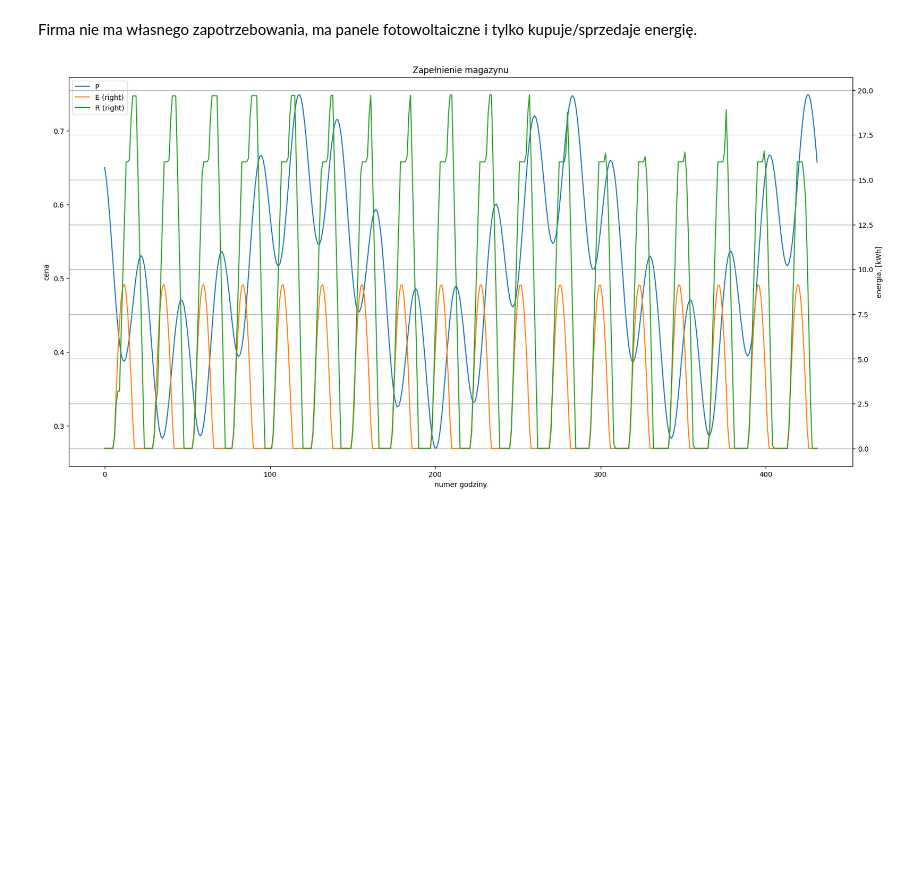
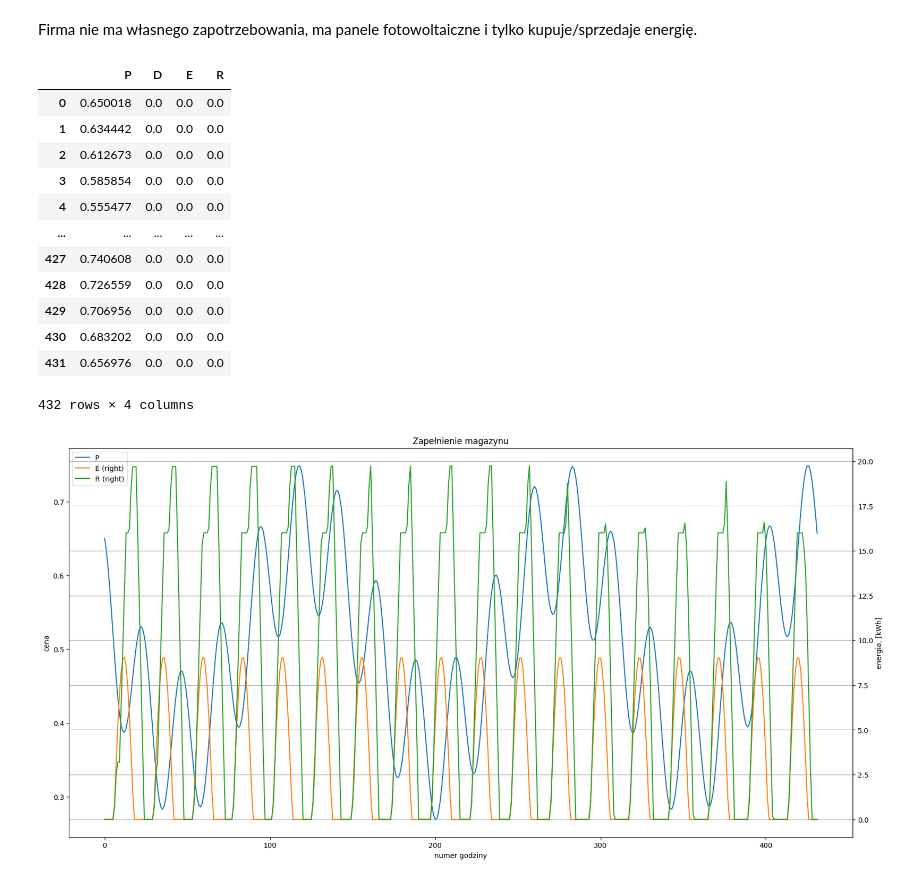
Before and after one commit to mlubneuskaya/energy, a Jupyter notebook: energy.ipynb, the cells around one changed output. Saved outputs shown, nothing was run; the diff lists cells and outputs as text; code cells hidden in the pictures; blank space fills up the shorter version.

```diff
--- a/energy.ipynb
+++ b/energy.ipynb
@@ -150,6 +150,22 @@ S = pd.DataFrame({"P": price_func(t),
                   "E": energy_func(t),
                   "R": np.zeros(len(dates))})
 S.E = N * S.E # bo 40 paneli
+# %%
+S
+# %% [output]
+|  | P | D | E | R |
+| 0 | 0.650018 | 0.0 | 0.0 | 0.0 |
+| 1 | 0.634442 | 0.0 | 0.0 | 0.0 |
+| 2 | 0.612673 | 0.0 | 0.0 | 0.0 |
+| 3 | 0.585854 | 0.0 | 0.0 | 0.0 |
+| 4 | 0.555477 | 0.0 | 0.0 | 0.0 |
+| ... | ... | ... | ... | ... |
+| 427 | 0.740608 | 0.0 | 0.0 | 0.0 |
+| 428 | 0.726559 | 0.0 | 0.0 | 0.0 |
+| 429 | 0.706956 | 0.0 | 0.0 | 0.0 |
+| 430 | 0.683202 | 0.0 | 0.0 | 0.0 |
+| 431 | 0.656976 | 0.0 | 0.0 | 0.0 |
+432 rows × 4 columns
 # %%
 xs = solve(S, Rc, nc, nd, gc, gd)
 # %%
```
Also changed, not shown: parts of 14 cells of this notebook.
